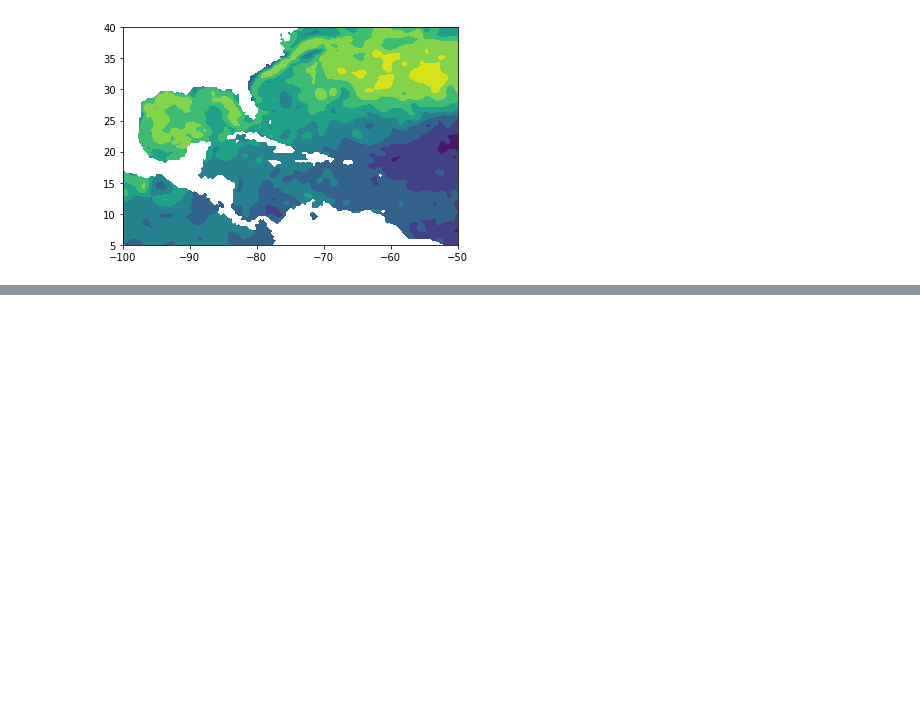
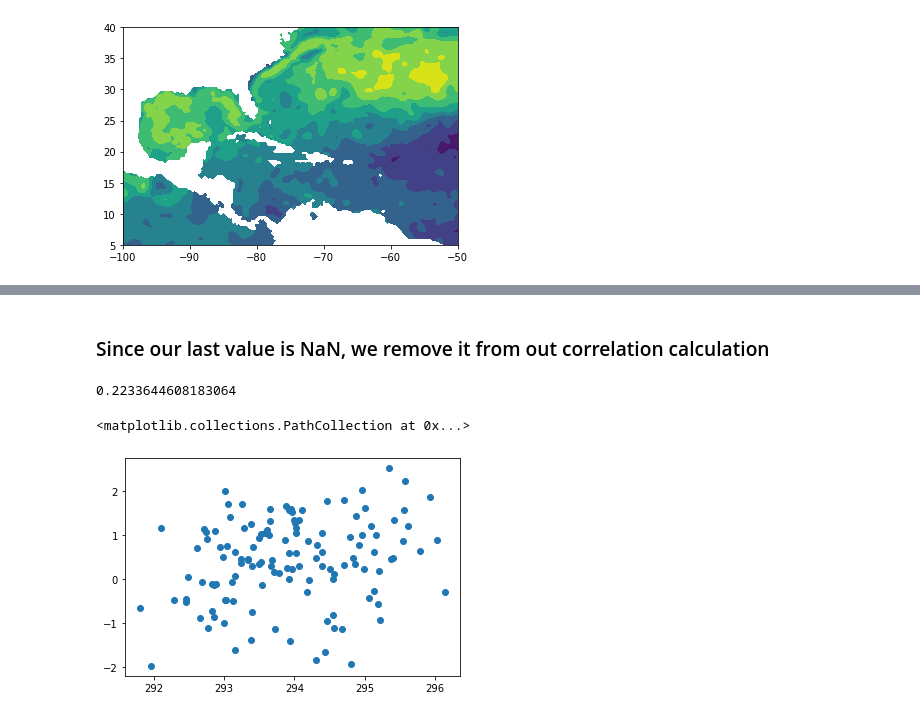
Before and after one commit to Dessyb86/MPO624_2022, a Jupyter notebook: Notebooks/Patrick_final_project.ipynb, the cells around one changed output, grey strips where cells are left out. Saved outputs shown, nothing was run; the diff lists cells and outputs as text; code cells hidden in the pictures; blank space fills up the shorter version.

```diff
--- a/Notebooks/Patrick_final_project.ipynb
+++ b/Notebooks/Patrick_final_project.ipynb
@@ -262,0 +386,12 @@ print(len(nao_winter))
+# %%
+#extracting a slice of the data for the box eclosed by lat 52W-53W and lon 31N-32N
+sanity_ds = ds.sel(latitude=slice(35,30),longitude=slice(-60,-55.25))
+
+#extracting only the winter months
+sanity_ds = sanity_ds.sst[winter,0,:,:]
+
+#averaging the sliced data over longtiude and latitude (i.e. finding the mean within the box during each winter month)
+area_mean =(sanity_ds.mean(dim='longitude')).mean(dim='latitude')
+
+#viewing the data
+area_mean
@@ -262,0 +416,12 @@ print(len(nao_winter))
+# %% [markdown]
+### Since our last value is NaN, we remove it from out correlation calculation
+# %%
+#calculating correlation between mean SST within the selected box and NAO
+scipy.stats.pearsonr(area_mean[0:-1],nao_winter[0:-1])[0]
+# %% [output]
+0.2233644608183064
+# %%
+plt.scatter(area_mean[0:-1],nao_winter[0:-1])
+# %% [output]
+<matplotlib.collections.PathCollection at 0x...>
+[figure, added]
```
Also changed, not shown: parts of 43 cells of this notebook.
